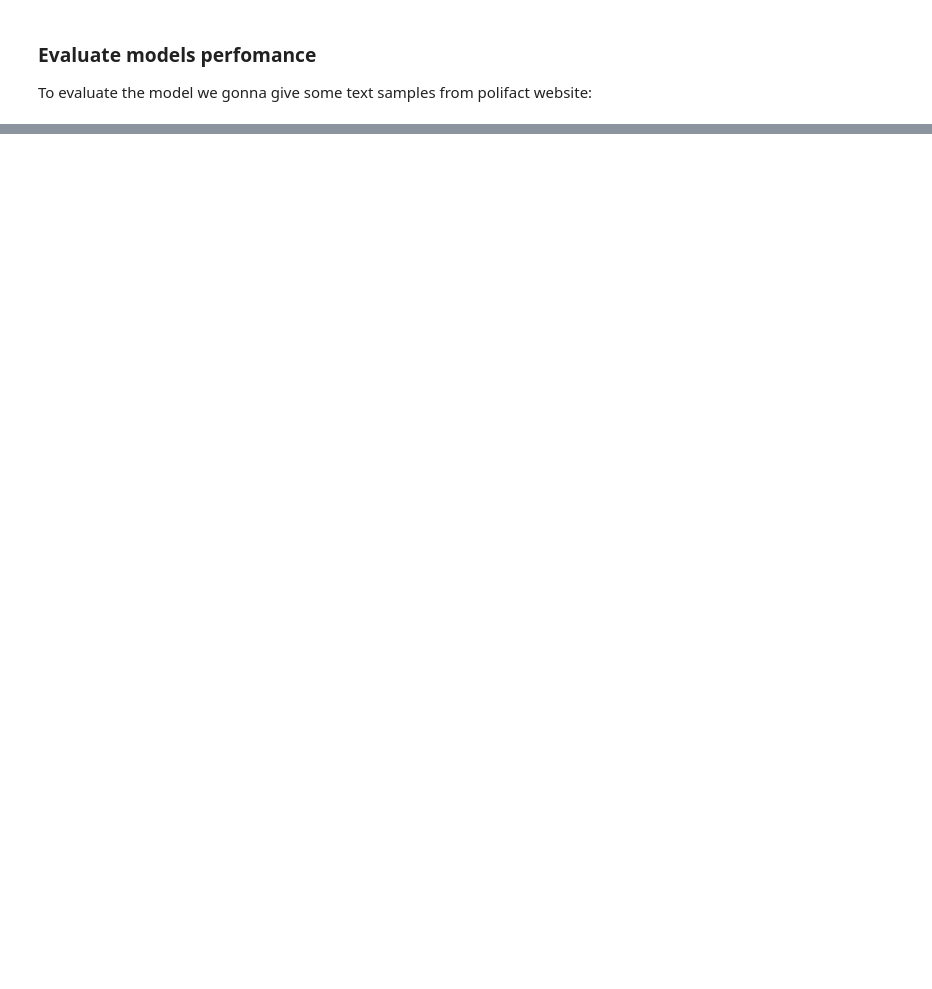
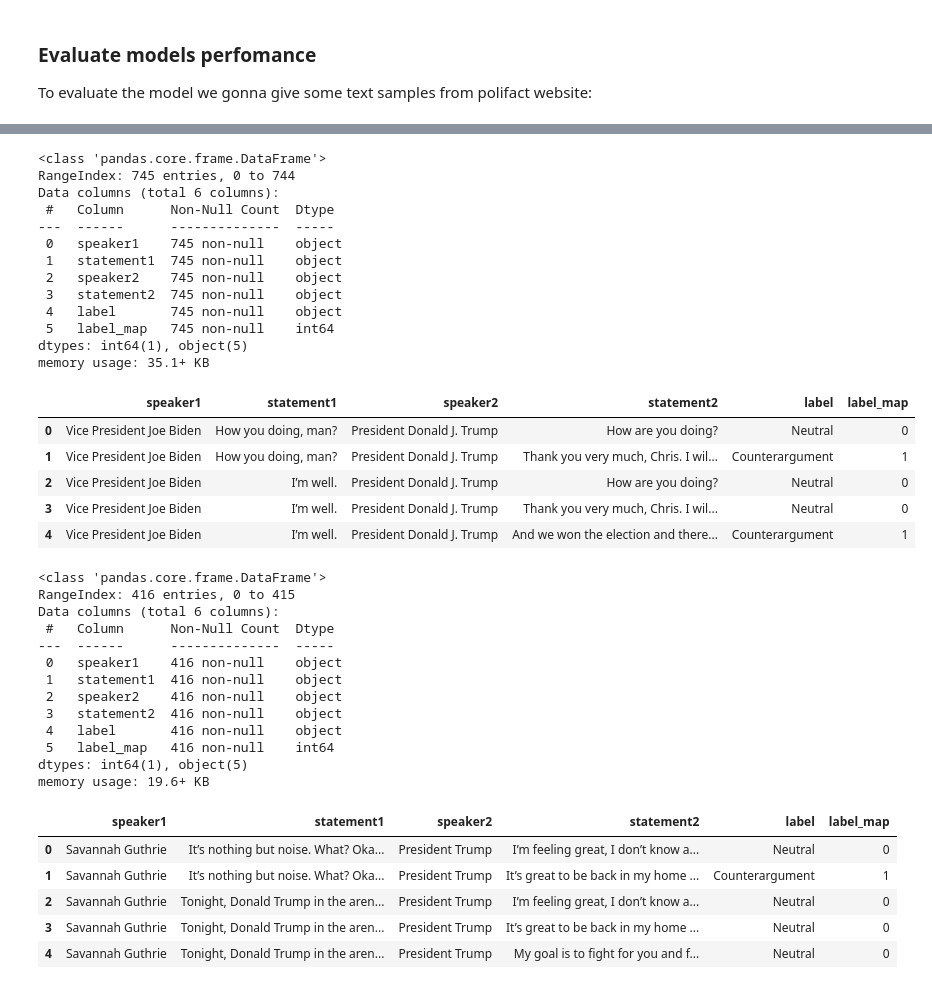
Before and after one commit to MrDuartePT/PolAIgraph, a Jupyter notebook: Truthify_Trainer.ipynb, the cells around one changed output, grey strips where cells are left out. Drawn from its saved outputs; the diff is of its cells as text; code cells hidden in the pictures; blank space fills up the shorter version.

```diff
--- a/Truthify_Trainer.ipynb
+++ b/Truthify_Trainer.ipynb
@@ -442,0 +624,58 @@ Predicted sentiment: False
+# %%
+# Define the labels
+label2id = {"Neutral": 0, "Counterargument": 1, "Restatement": 2}
+id2label = {v: k for k, v in label2id.items()}  # Reverse mapping
+
+# Load datasets for training
+df_agrument_1=pd.read_csv(os.path.join('Datasets','us_debates','agrument','1st_presidential_agrument.csv'))
+# Only one speaker
+df_agrument_2=pd.read_csv(os.path.join('Datasets','us_debates','agrument','trump_town_hall_agrument.csv'))
+
+# Map the labels
+df_agrument_1["label_map"]=df_agrument_1["label"].map(label2id)
+df_agrument_2["label_map"]=df_agrument_2["label"].map(label2id)
+
+# Print some dataset information
+df_agrument_1.info()
+df_agrument_1.head()
+df_agrument_2.info()
+df_agrument_2.head()
+# %% [output]
+<class 'pandas.core.frame.DataFrame'>
+RangeIndex: 745 entries, 0 to 744
+Data columns (total 6 columns):
+ #   Column      Non-Null Count  Dtype
+---  ------      --------------  -----
+ 0   speaker1    745 non-null    object
+ 1   statement1  745 non-null    object
+ 2   speaker2    745 non-null    object
+ 3   statement2  745 non-null    object
+ 4   label       745 non-null    object
+ 5   label_map   745 non-null    int64
+dtypes: int64(1), object(5)
+memory usage: 35.1+ KB
+|  | speaker1 | statement1 | speaker2 | statement2 | label | label_map |
+| 0 | Vice President Joe Biden | How you doing, man? | President Donald J. Trump | How are you doing? | Neutral | 0 |
+| 1 | Vice President Joe Biden | How you doing, man? | President Donald J. Trump | Thank you very much, Chris. I wil... | Counterargument | 1 |
+| 2 | Vice President Joe Biden | I’m well. | President Donald J. Trump | How are you doing? | Neutral | 0 |
+| 3 | Vice President Joe Biden | I’m well. | President Donald J. Trump | Thank you very much, Chris. I wil... | Neutral | 0 |
+| 4 | Vice President Joe Biden | I’m well. | President Donald J. Trump | And we won the election and there... | Counterargument | 1 |
+<class 'pandas.core.frame.DataFrame'>
+RangeIndex: 416 entries, 0 to 415
+Data columns (total 6 columns):
+ #   Column      Non-Null Count  Dtype
+---  ------      --------------  -----
+ 0   speaker1    416 non-null    object
+ 1   statement1  416 non-null    object
+ 2   speaker2    416 non-null    object
+ 3   statement2  416 non-null    object
+ 4   label       416 non-null    object
+ 5   label_map   416 non-null    int64
+dtypes: int64(1), object(5)
+memory usage: 19.6+ KB
+|  | speaker1 | statement1 | speaker2 | statement2 | label | label_map |
+| 0 | Savannah Guthrie | It’s nothing but noise. What? Oka... | President Trump | I’m feeling great, I don’t know a... | Neutral | 0 |
+| 1 | Savannah Guthrie | It’s nothing but noise. What? Oka... | President Trump | It’s great to be back in my home ... | Counterargument | 1 |
+| 2 | Savannah Guthrie | Tonight, Donald Trump in the aren... | President Trump | I’m feeling great, I don’t know a... | Neutral | 0 |
+| 3 | Savannah Guthrie | Tonight, Donald Trump in the aren... | President Trump | It’s great to be back in my home ... | Neutral | 0 |
+| 4 | Savannah Guthrie | Tonight, Donald Trump in the aren... | President Trump | My goal is to fight for you and f... | Neutral | 0 |
```
Also changed, not shown: parts of 26 cells of this notebook.
